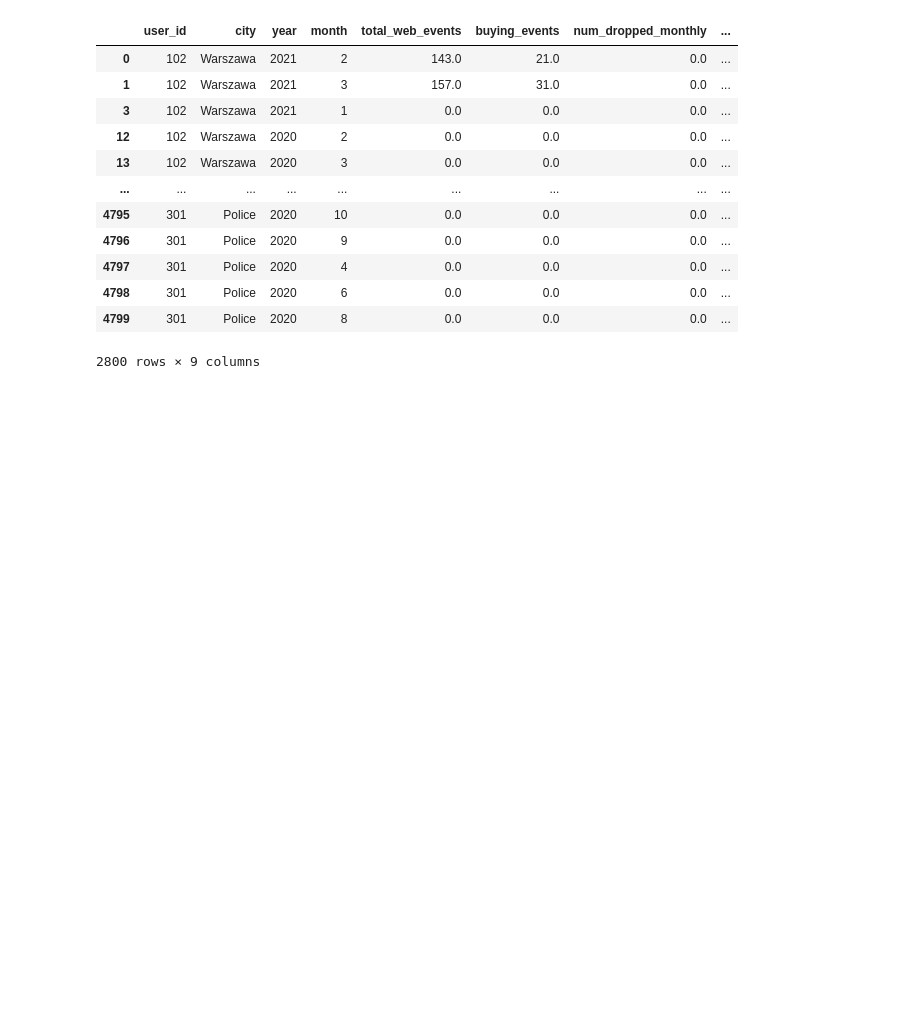
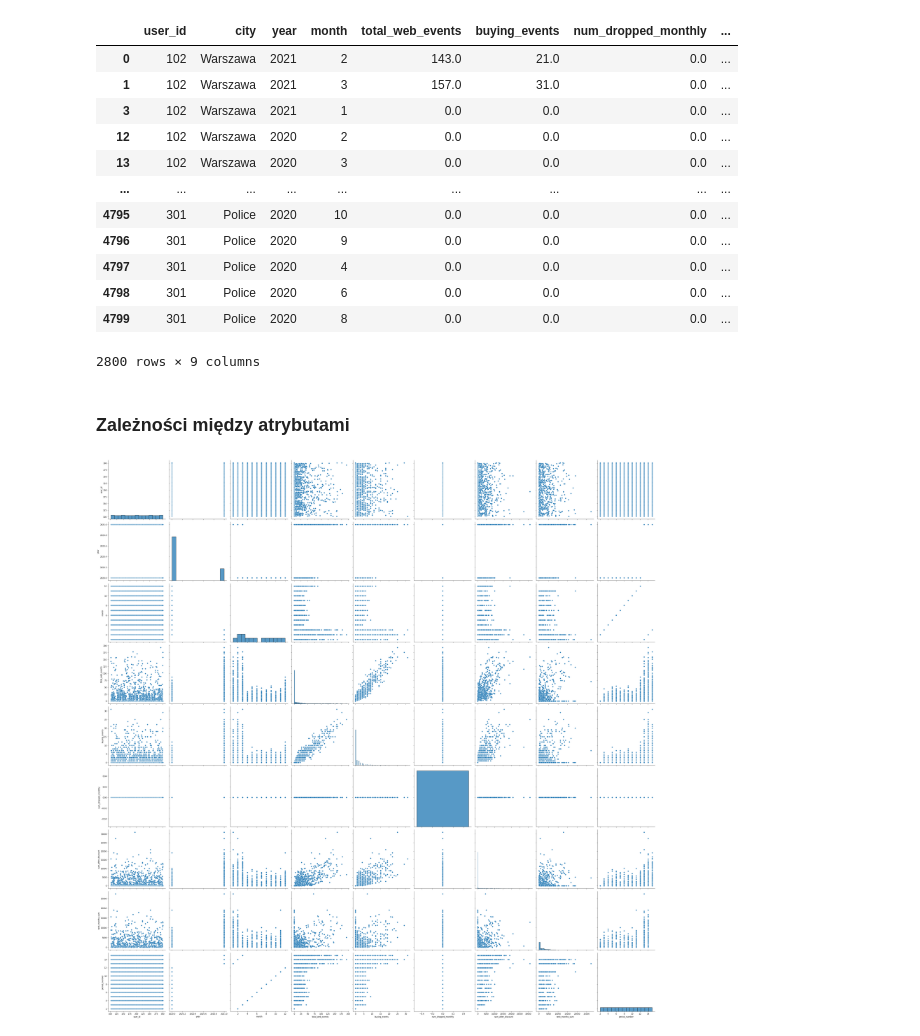
Before and after one commit to amasiukevich/IUM_shop, a Jupyter notebook: EDA.ipynb, the cells around one changed output. Drawn from its saved outputs; the diff is of its cells as text; code cells hidden in the pictures; blank space fills up the shorter version.

Commit message:
add correlation & matrix graphs for variables

```diff
--- a/EDA.ipynb
+++ b/EDA.ipynb
@@ -560,3 +562,16 @@ processed_data
 2800 rows × 9 columns
 # %%
 processed_data.to_csv('processed_data.csv')
+# %% [markdown]
+### Zależności między atrybutami
+# %%
+processed_data_with_period_number = processed_data.copy()
+processed_data_with_period_number['period_number'] = ((processed_data_with_period_number['year'] - 2020) * 12) + processed_data_with_period_number['month']
+processed_data_with_period_number['period_number']
+processed_data_with_period_number.drop(columns=['month', 'year'])
+sns.pairplot(processed_data_with_period_number, size=4.5)
+plt.tight_layout()
+plt.show()
+# wyjście - przedostatni wiersz / kolumna
+# %% [output]
+[figure, added]
```
Also changed, not shown: parts of 7 cells of this notebook.
